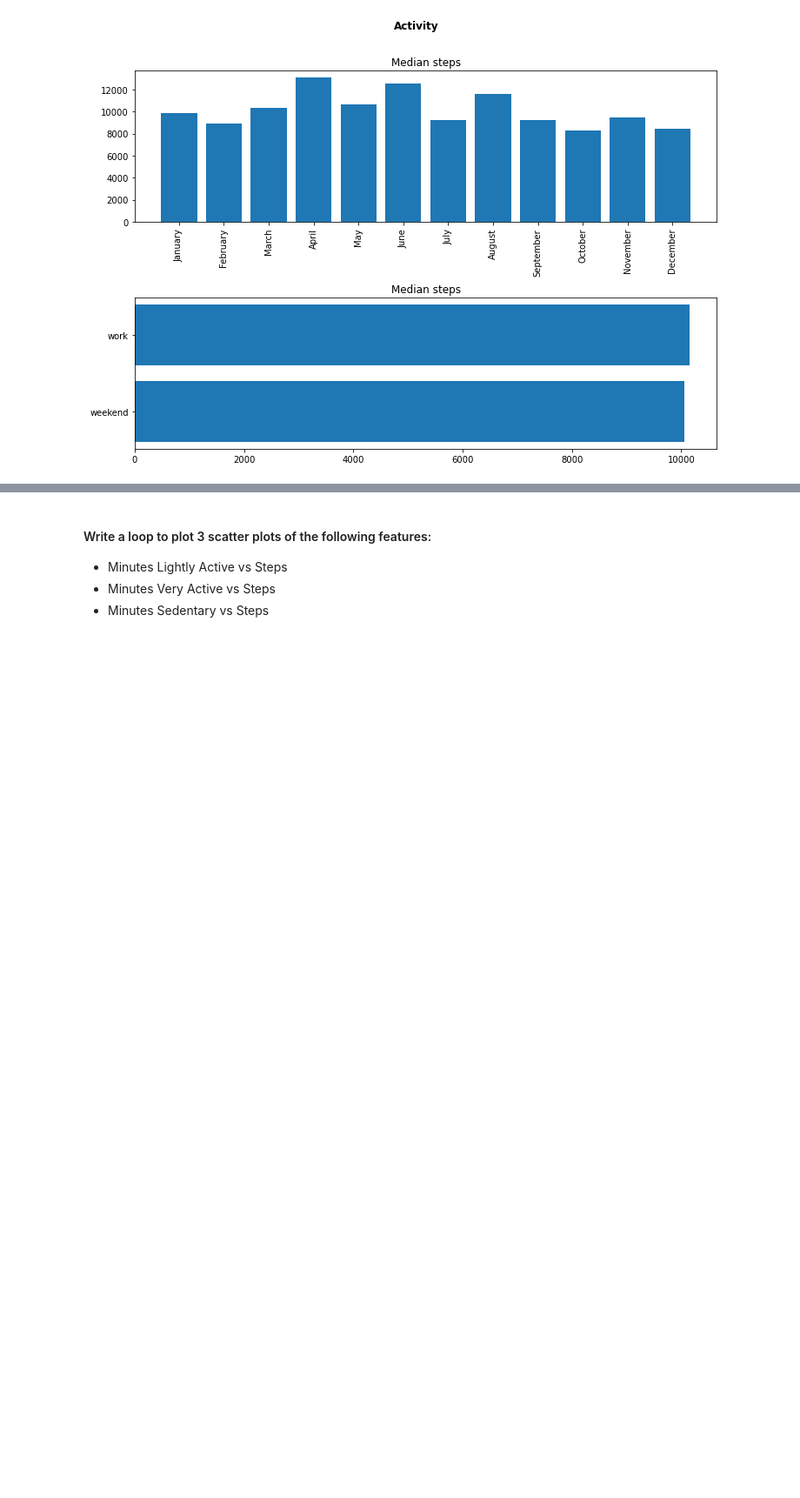
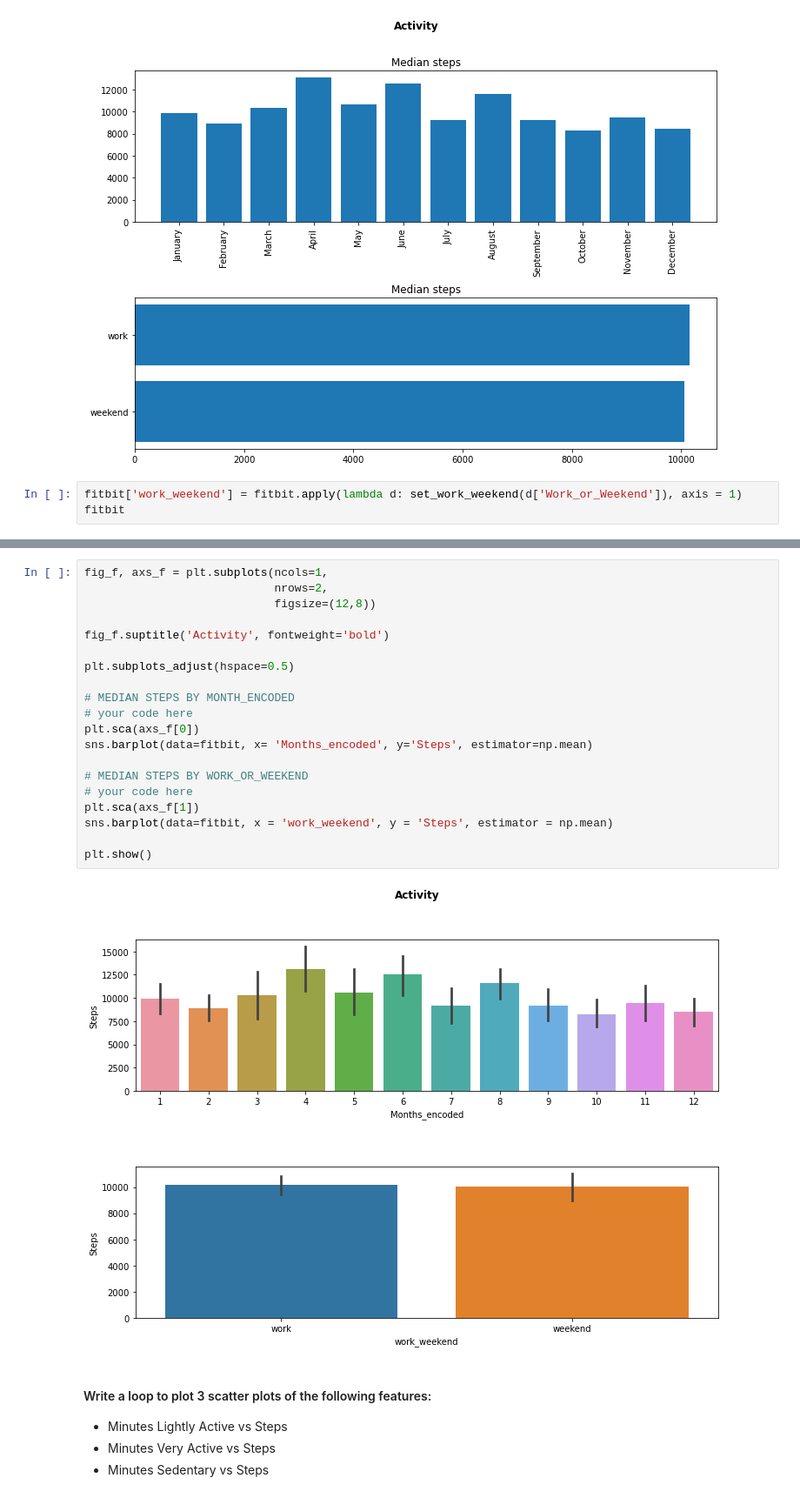
Before and after one commit to elvestevez/dataptmad0522_labs, a Jupyter notebook: module-2/matplotlib-seaborn/your-code/main.ipynb, the cells around one changed output, grey strips where cells are left out. Shown at 87% size. Saved outputs shown, nothing was run; the diff lists cells and outputs as text; blank space fills up the shorter version.

```diff
--- a/module-2/matplotlib-seaborn/your-code/main.ipynb
+++ b/module-2/matplotlib-seaborn/your-code/main.ipynb
@@ -231,3 +231,6 @@ plt.barh(fitbit_week['work_weekend'], fitbit_week['Steps'])
 plt.show()
 # %% [output]
 [figure]
+# %%
+fitbit['work_weekend'] = fitbit.apply(lambda d: set_work_weekend(d['Work_or_Weekend']), axis = 1)
+fitbit
@@ -234,3 +251,25 @@ plt.show()
+# %%
+fig_f, axs_f = plt.subplots(ncols=1,
+                            nrows=2,
+                            figsize=(12,8))
+
+fig_f.suptitle('Activity', fontweight='bold')
+
+plt.subplots_adjust(hspace=0.5)
+
+# MEDIAN STEPS BY MONTH_ENCODED
+# your code here
+plt.sca(axs_f[0])
+sns.barplot(data=fitbit, x= 'Months_encoded', y='Steps', estimator=np.mean)
+
+# MEDIAN STEPS BY WORK_OR_WEEKEND
+# your code here
+plt.sca(axs_f[1])
+sns.barplot(data=fitbit, x = 'work_weekend', y = 'Steps', estimator = np.mean)
+
+plt.show()
+# %% [output]
+[figure, added]
 # %% [markdown]
 #### Write a loop to plot 3 scatter plots of the following features:
 
```
Also changed, not shown: parts of 12 cells of this notebook.
